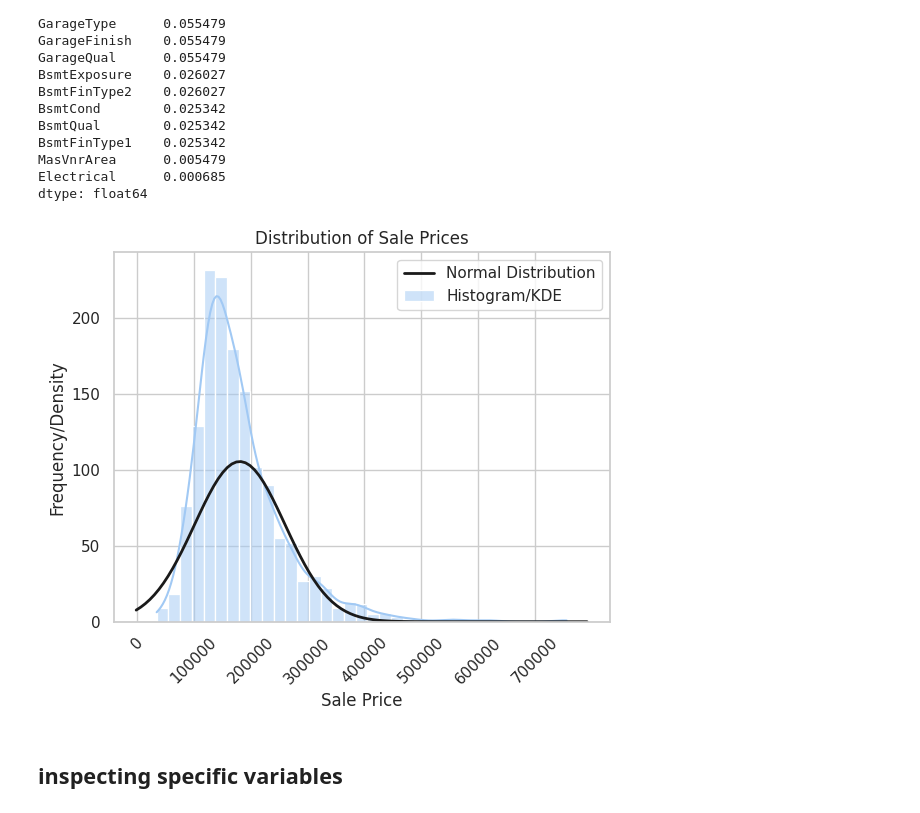
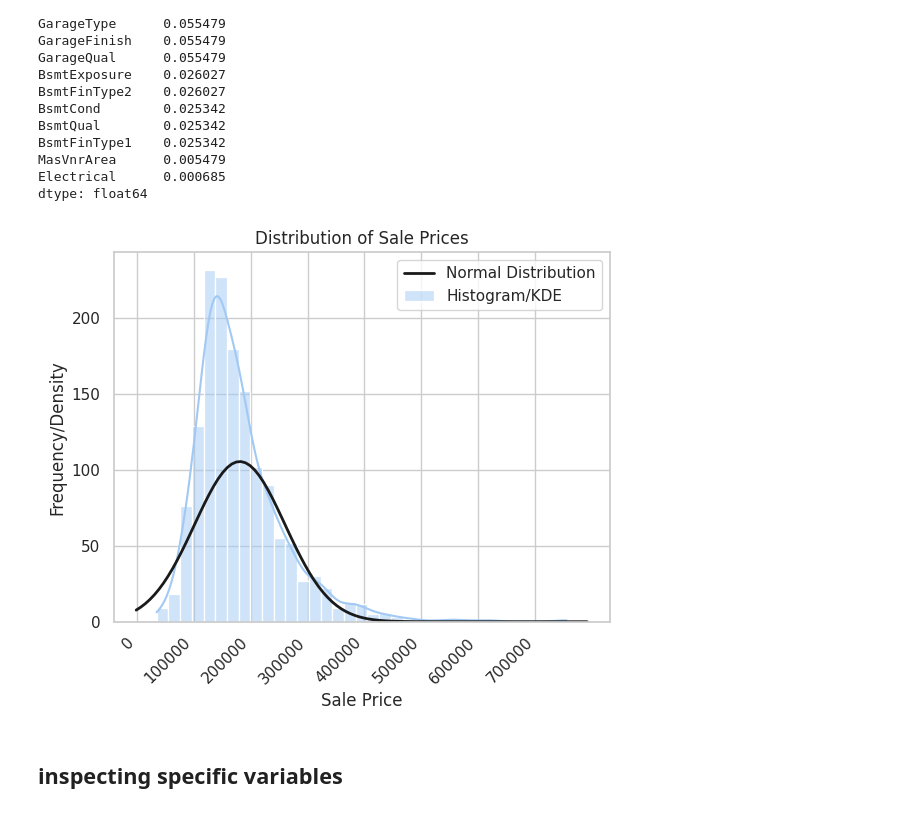
Before and after one commit to kkatherineliu/housing-price-predictor, a Jupyter notebook: housing-prices-prediction.ipynb, the cells around one changed output. Cells and saved outputs as stored; diff of their text form; code cells hidden in the pictures.

```diff
--- a/housing-prices-prediction.ipynb
+++ b/housing-prices-prediction.ipynb
@@ -118,35 +107,35 @@ dtype: float64
 # note that the following was mostly generated through prompting ChatGPT
 sale_price_data = df['SalePrice']
 
 # Plot histogram and KDE
 sns.set_theme(style="whitegrid", palette="pastel")
 sns.histplot(sale_price_data, kde=True, bins=35, label='Histogram/KDE')
 
 # Calculate mean and standard deviation for normal distribution
 mean_sale_price = sale_price_data.mean()
 std_sale_price = sale_price_data.std()
 
 # Generate normal distribution PDF
 xmin, xmax = plt.xlim()
 x = np.linspace(xmin, xmax, 100)
 p = stats.norm.pdf(x, mean_sale_price, std_sale_price)
 
 # Scale the PDF to match the histogram
 p_scaled = p * len(sale_price_data) * np.diff(np.histogram(sale_price_data, bins=50)[1])[0]
 
 # Plot normal distribution
 plt.plot(x, p_scaled, 'k', linewidth=2, label="Normal Distribution")
 
 # Add labels and title
 plt.xlabel('Sale Price')
-plt.xticks(np.arange(0, 800000, 100000), rotation=45)
+plt.xticks(np.arange(0, 800000, 100000), rotation=45, ha = "right")
 plt.ylabel('Frequency/Density')
 plt.legend()
 plt.title('Distribution of Sale Prices')
 
 plt.show() # notice that the data is right-skewed
 # %% [output]
-[figure, old version]
+[figure, new version]
 # %% [markdown]
 ## inspecting specific variables
 # %% [markdown]
```
Also changed, not shown: parts of 19 cells of this notebook.
